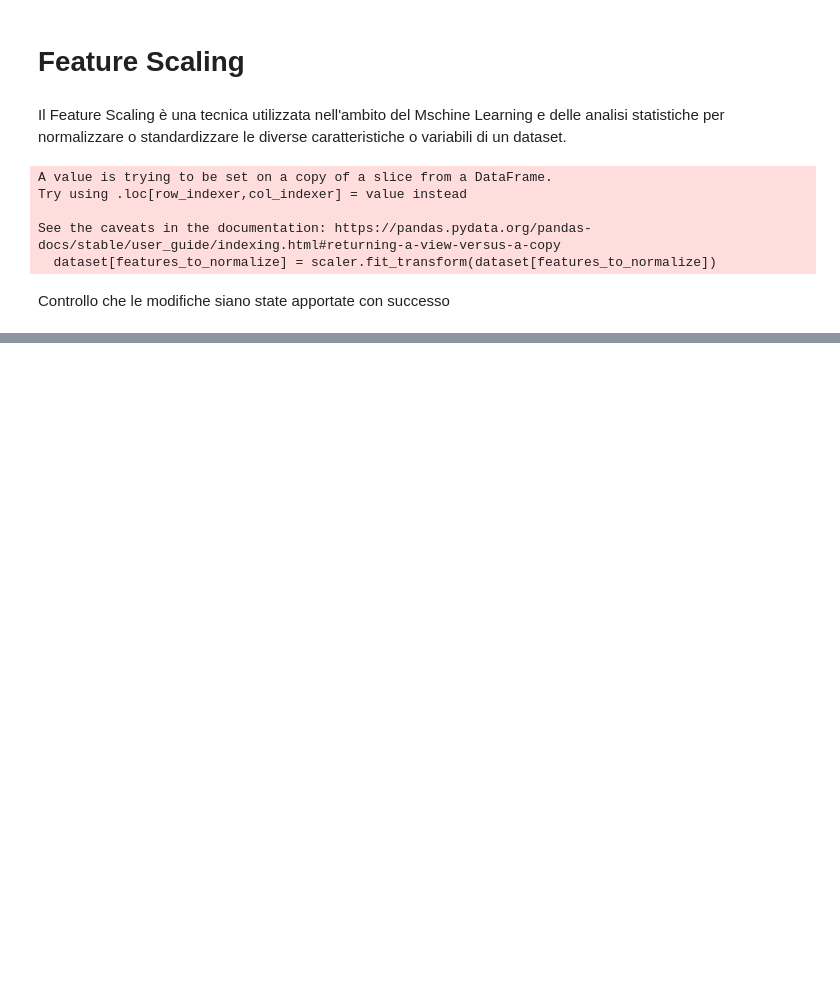
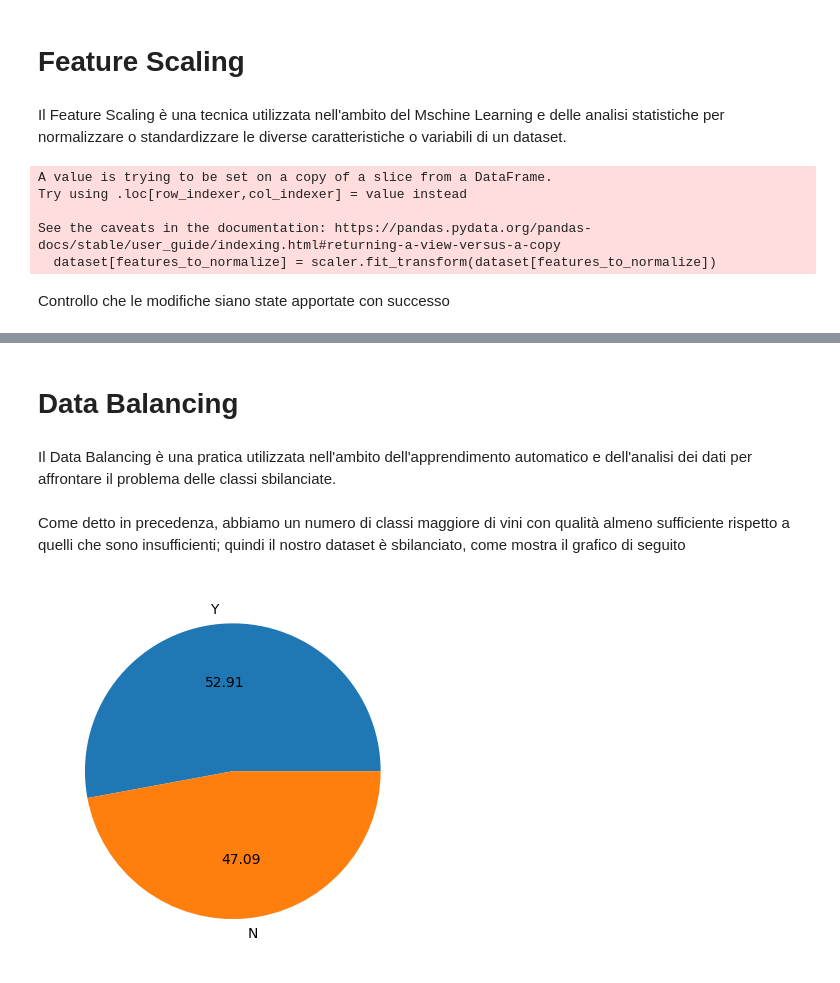
Before and after one commit to bafiuss/Sapore-DiVino, a Jupyter notebook: Sapore_DiVino-CODICE.ipynb, the cells around one changed output, grey strips where cells are left out. Saved outputs shown, nothing was run; the diff lists cells and outputs as text; code cells hidden in the pictures; blank space fills up the shorter version.

```diff
--- a/Sapore_DiVino-CODICE.ipynb
+++ b/Sapore_DiVino-CODICE.ipynb
@@ -205,0 +223,12 @@ dataset.sample(15)
+# %% [markdown]
+# Data Balancing
+# %% [markdown]
+
+Il Data Balancing è una pratica utilizzata nell'ambito dell'apprendimento automatico e dell'analisi dei dati per affrontare il problema delle classi sbilanciate.
+# %% [markdown]
+Come detto in precedenza, abbiamo un numero di classi maggiore di vini con qualità almeno sufficiente rispetto a quelli che sono insufficienti; quindi il nostro dataset è sbilanciato, come mostra il grafico di seguito
+# %%
+plt.pie(dataset['quality'].value_counts(), labels=['Y', 'N'], autopct="%0.2f")
+plt.show()
+# %% [output]
+[figure, added]
```
Also changed, not shown: parts of 17 cells of this notebook.
